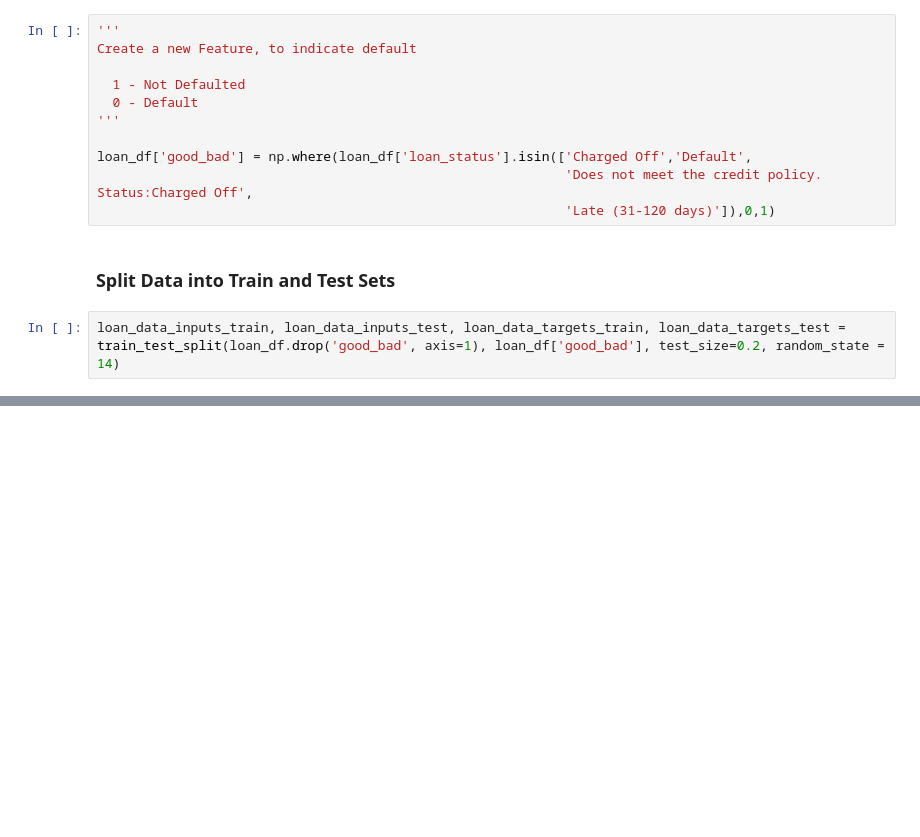
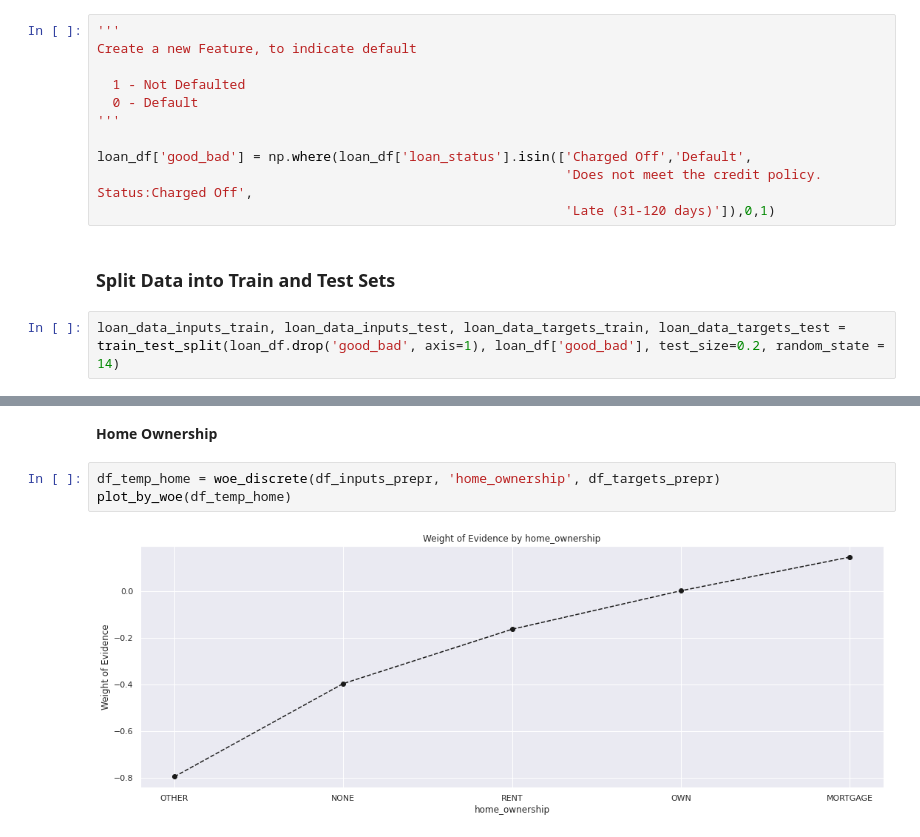
Before and after one commit to rpdieego/credit_risk_modeling, a Jupyter notebook: Credit_Risk_Modeling.ipynb, the cells around one changed output, grey strips where cells are left out. Drawn from its saved outputs; the diff is of its cells as text; blank space fills up the shorter version.

```diff
--- a/Credit_Risk_Modeling.ipynb
+++ b/Credit_Risk_Modeling.ipynb
@@ -569,0 +761,7 @@ loan_data_inputs_train, loan_data_inputs_test, loan_data_targets_train, loan_dat
+# %% [markdown]
+**Home Ownership**
+# %%
+df_temp_home = woe_discrete(df_inputs_prepr, 'home_ownership', df_targets_prepr)
+plot_by_woe(df_temp_home)
+# %% [output]
+[figure, added]
```
Also changed, not shown: parts of 27 cells of this notebook.
